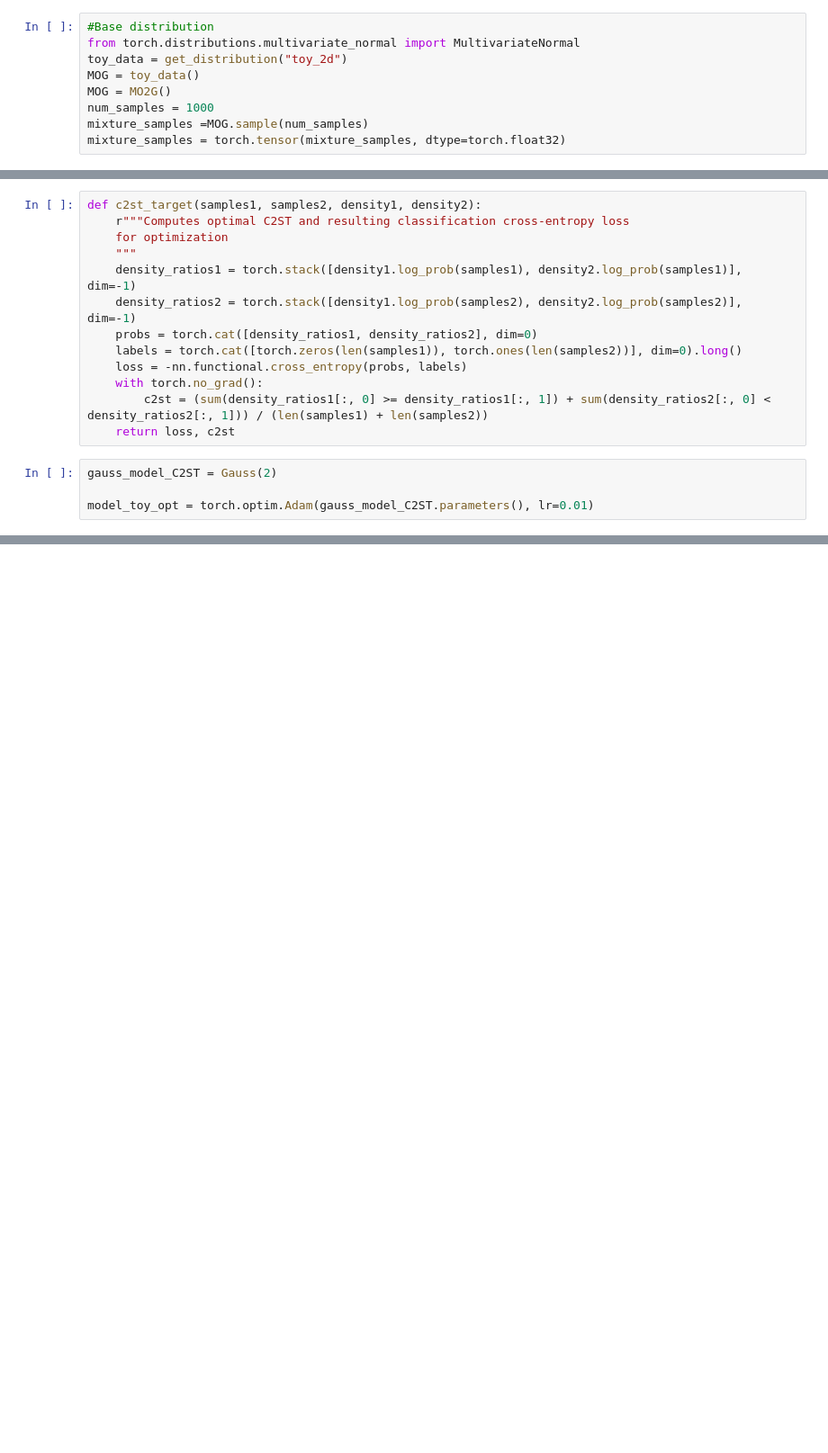
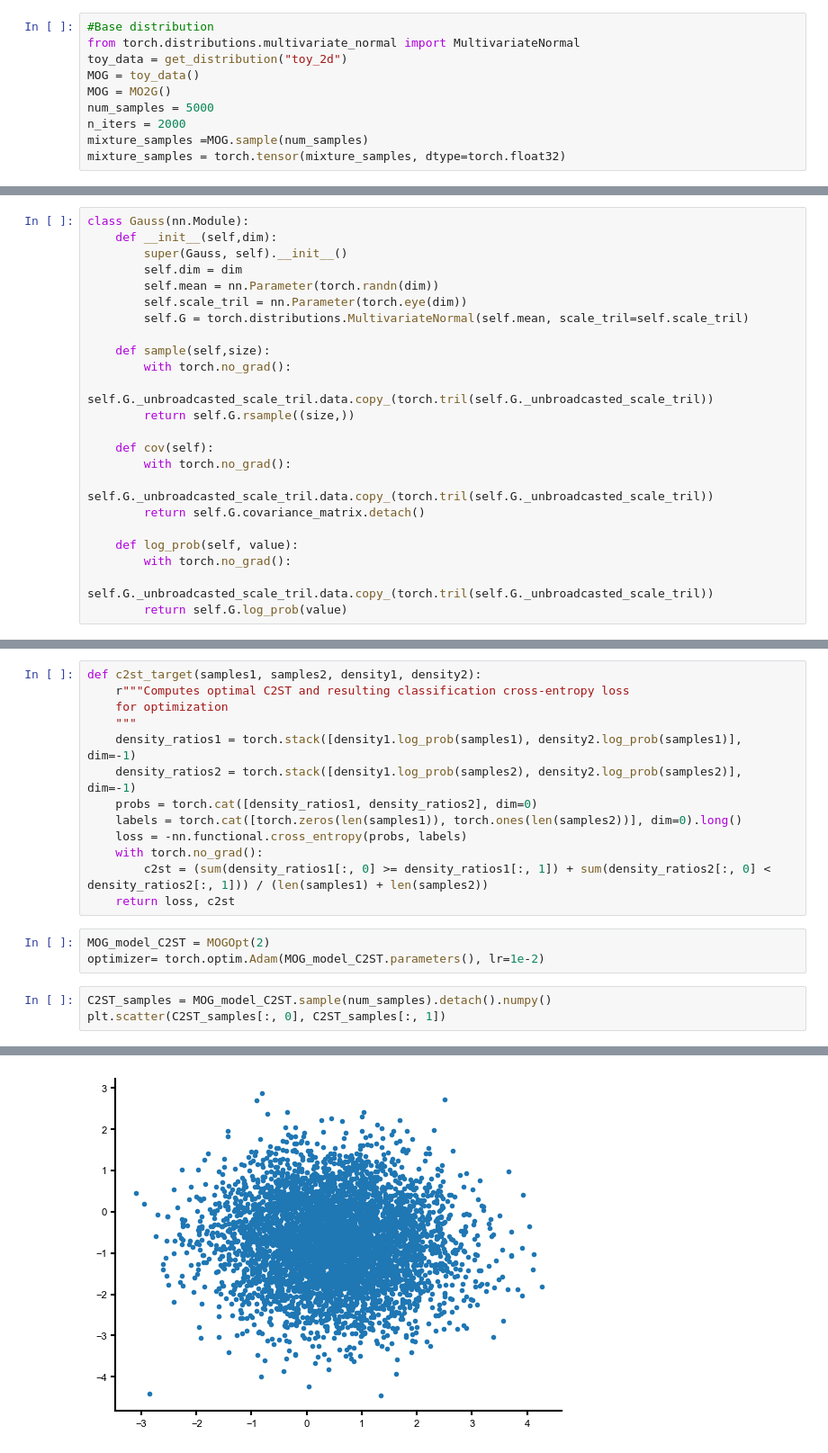
Before and after one commit to mackelab/labproject, a Jupyter notebook: docs/notebooks/wellspecified_fit.ipynb, the cells around one changed output, grey strips where cells are left out. Shown at 90% size. Cells and saved outputs as stored; diff of their text form; blank space fills up the shorter version.

```diff
--- a/docs/notebooks/wellspecified_fit.ipynb
+++ b/docs/notebooks/wellspecified_fit.ipynb
@@ -59,9 +61,33 @@ from torch.distributions.multivariate_normal import MultivariateNormal
 toy_data = get_distribution("toy_2d")
 MOG = toy_data()
 MOG = MO2G()
-num_samples = 1000
+num_samples = 5000
+n_iters = 2000
 mixture_samples =MOG.sample(num_samples)
 mixture_samples = torch.tensor(mixture_samples, dtype=torch.float32)
 # %%
 plt.style.use("../../matplotlibrc")
+# %%
+class Gauss(nn.Module):
+    def __init__(self,dim):
+        super(Gauss, self).__init__()
+        self.dim = dim
+        self.mean = nn.Parameter(torch.randn(dim))
+        self.scale_tril = nn.Parameter(torch.eye(dim))
+        self.G = torch.distributions.MultivariateNormal(self.mean, scale_tril=self.scale_tril)
+
+    def sample(self,size):
+        with torch.no_grad():
+            self.G._unbroadcasted_scale_tril.data.copy_(torch.tril(self.G._unbroadcasted_scale_tril))
+        return self.G.rsample((size,))
+
+    def cov(self):
+        with torch.no_grad():
+            self.G._unbroadcasted_scale_tril.data.copy_(torch.tril(self.G._unbroadcasted_scale_tril))
+        return self.G.covariance_matrix.detach()
+
+    def log_prob(self, value):
+        with torch.no_grad():
+            self.G._unbroadcasted_scale_tril.data.copy_(torch.tril(self.G._unbroadcasted_scale_tril))
+        return self.G.log_prob(value)
 # %%
@@ -121,6 +167,9 @@ def c2st_target(samples1, samples2, density1, density2):
         c2st = (sum(density_ratios1[:, 0] >= density_ratios1[:, 1]) + sum(density_ratios2[:, 0] < density_ratios2[:, 1])) / (len(samples1) + len(samples2))
     return loss, c2st
 # %%
-gauss_model_C2ST = Gauss(2)
-
-model_toy_opt = torch.optim.Adam(gauss_model_C2ST.parameters(), lr=0.01)
+MOG_model_C2ST = MOGOpt(2)
+optimizer= torch.optim.Adam(MOG_model_C2ST.parameters(), lr=1e-2)
+# %%
+C2ST_samples = MOG_model_C2ST.sample(num_samples).detach().numpy()
+plt.scatter(C2ST_samples[:, 0], C2ST_samples[:, 1])
+# %% [output]
@@ -127 +177,2 @@ model_toy_opt = torch.optim.Adam(gauss_model_C2ST.parameters(), lr=0.01)
+[figure, added]
 # %%
```
Also changed, not shown: parts of 17 cells of this notebook.
